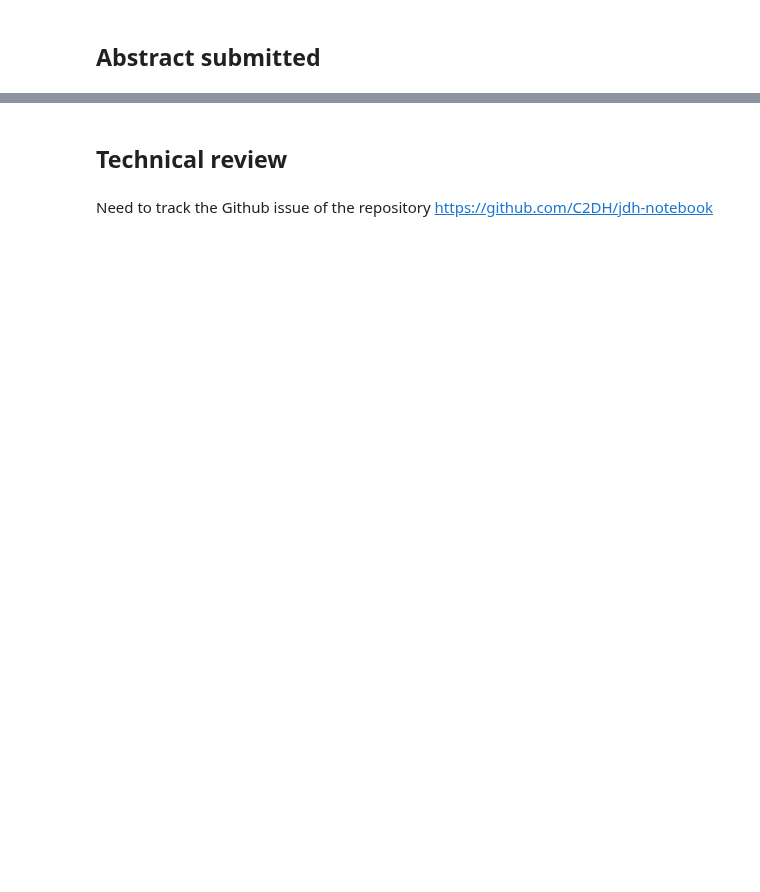
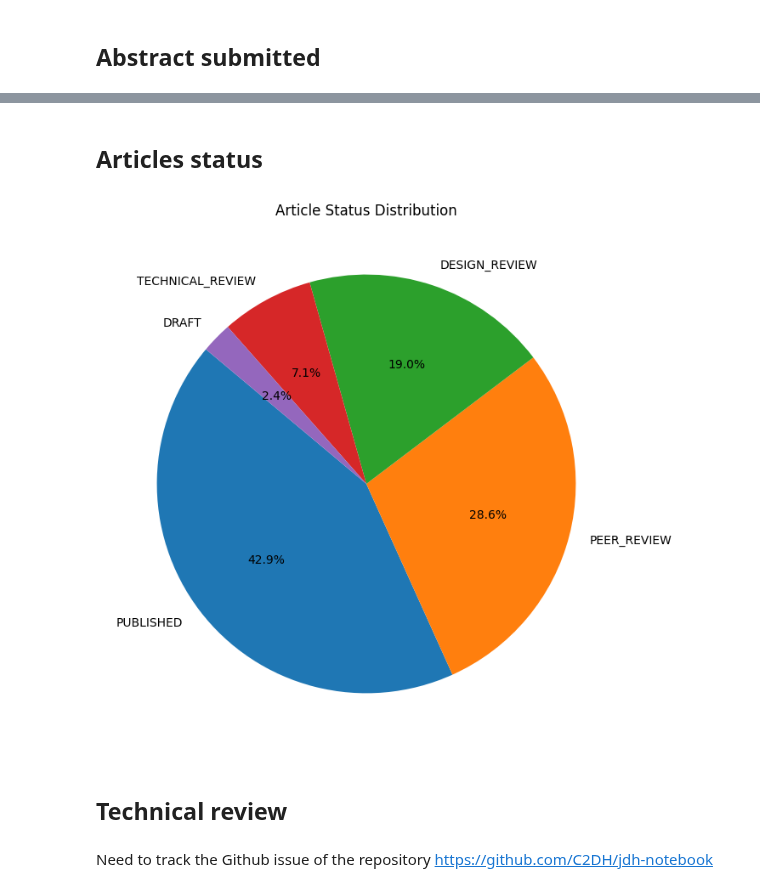
Before and after one commit to C2DH/journal-of-digital-history-backend, a Jupyter notebook: jdh_statistics.ipynb, the cells around one changed output, grey strips where cells are left out. Drawn from its saved outputs; the diff is of its cells as text; code cells hidden in the pictures; blank space fills up the shorter version.

```diff
--- a/jdh_statistics.ipynb
+++ b/jdh_statistics.ipynb
@@ -312,3 +313,62 @@ else:
+# %% [markdown]
+## Articles status
+# %%
+import requests
+import pandas as pd
+import matplotlib.pyplot as plt
+
+# API URL
+api_url = "http://10.240.4.179/api/articles/?format=json&limit=100"
+
+username= "elisabeth.guerard"
+password= ""
+
+# Set up authentication
+auth = (username, password)
+
+# Make the API call with authentication
+response = requests.get(api_url, auth=auth)
+
+
+
+# Check if the request was successful
+if response.status_code == 200:
+    # Parse the JSON response
+    response_data = response.json()
+
+    # Extract the list of articles from the response
+    results = response_data.get("results", [])
+
+    if results:
+
+        # Initialize an empty list to hold the processed articles
+        processed_articles = []
+
+        # Iterate through each article in the results
+        for article in results:
+            # Extract the title from the abstract, if available
+            title = article.get('abstract', {}).get('title', 'No Title Available')
+            # Create a new dictionary with the status and the extracted title
+            processed_article = {
+                'status': article.get('status', 'No Status Available'),
+                'title': title
+            }
+            # Append the processed article to the list
+            processed_articles.append(processed_article)
+
+        # Create a DataFrame from the list of processed articles
+        df = pd.DataFrame(processed_articles, columns=['status', 'title'])
+
+# Count the occurrences of each status
+status_counts = df['status'].value_counts()
+
+# Plot a pie chart
+plt.figure(figsize=(8, 8))  # Set the figure size
+plt.pie(status_counts, labels=status_counts.index, autopct='%1.1f%%', startangle=140)
+plt.title('Article Status Distribution')
+plt.show()
+# %% [output]
+[figure, added]
 # %% [markdown]
 ## Technical review
 # %% [markdown]
```
Also changed, not shown: parts of 10 cells of this notebook, 1 other file.
